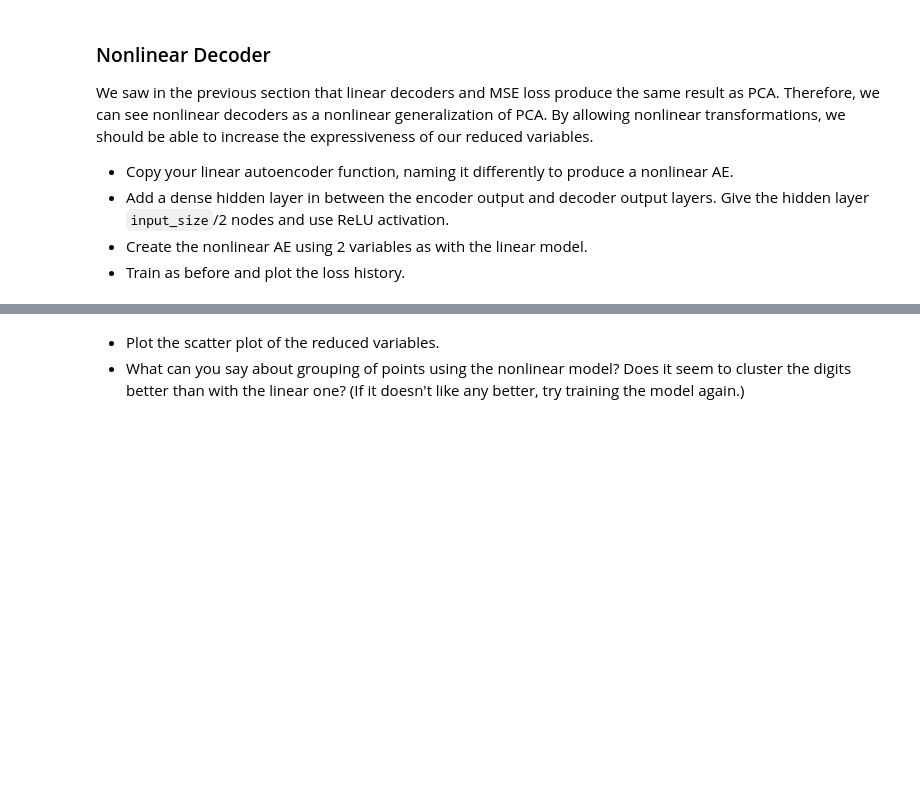
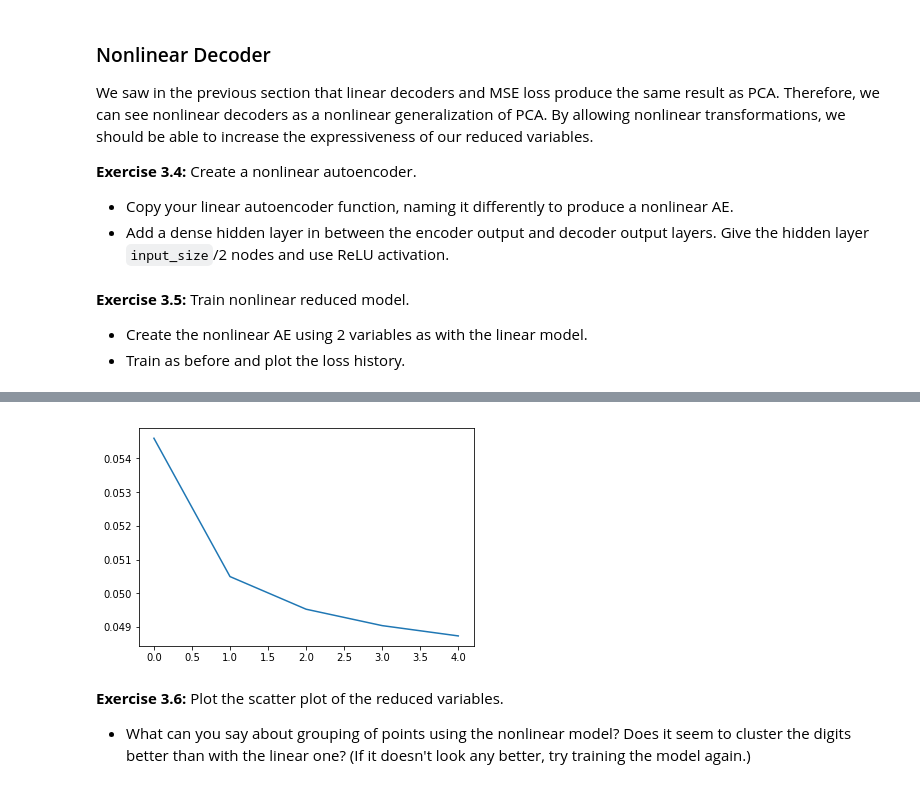
Before and after one commit to jbscoggi/teaching, a Jupyter notebook: Polytechnique/CSE204/Lab10_answers.ipynb, the cells around one changed output, grey strips where cells are left out. Drawn from its saved outputs; the diff is of its cells as text; code cells hidden in the pictures; blank space fills up the shorter version.

```diff
--- a/Polytechnique/CSE204/Lab10_answers.ipynb
+++ b/Polytechnique/CSE204/Lab10_answers.ipynb
@@ -201,10 +245,11 @@ plt.show()
 ### Nonlinear Decoder
 
 We saw in the previous section that linear decoders and MSE loss produce the same result as PCA.  Therefore, we can see nonlinear decoders as a nonlinear generalization of PCA.  By allowing nonlinear transformations, we should be able to increase the expressiveness of our reduced variables.
+
+**Exercise 3.4:** Create a nonlinear autoencoder.
+
 - Copy your linear autoencoder function, naming it differently to produce a nonlinear AE.
 - Add a dense hidden layer in between the encoder output and decoder output layers.  Give the hidden layer `input_size`/2 nodes and use ReLU activation.
-- Create the nonlinear AE using 2 variables as with the linear model.
-- Train as before and plot the loss history.
 # %%
 def nonlinear_autoencoder(input_size, code_size):
     # Build the autoencoder
@@ -227,0 +268,10 @@ plt.show()
+# %% [markdown]
+**Exercise 3.5:** Train nonlinear reduced model.
+- Create the nonlinear AE using 2 variables as with the linear model.
+- Train as before and plot the loss history.
+# %%
+nonlinear_ae, nonlinear_encoder = nonlinear_autoencoder(784, 2)
+history = nonlinear_ae.fit(data, data, epochs=5)
+plt.plot(history.history['loss'])
+plt.show()
+# %% [output]
@@ -228,6 +288,7 @@ plt.show()
+[figure, added]
 # %% [markdown]
-- Plot the scatter plot of the reduced variables.
-- What can you say about grouping of points using the nonlinear model?  Does it seem to cluster the digits better than with the linear one? (If it doesn't like any better, try training the model again.)
+**Exercise 3.6:** Plot the scatter plot of the reduced variables.
+- What can you say about grouping of points using the nonlinear model?  Does it seem to cluster the digits better than with the linear one? (If it doesn't look any better, try training the model again.)
 # %%
 T = nonlinear_encoder.predict(data)
 plt.scatter(T[:,0], T[:,1], c=labels, cmap='rainbow')
```
Also changed, not shown: parts of 25 cells of this notebook.
